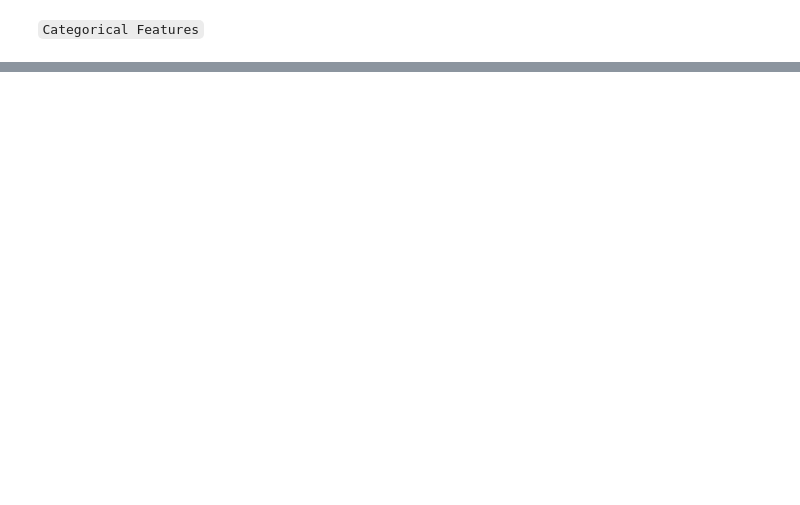
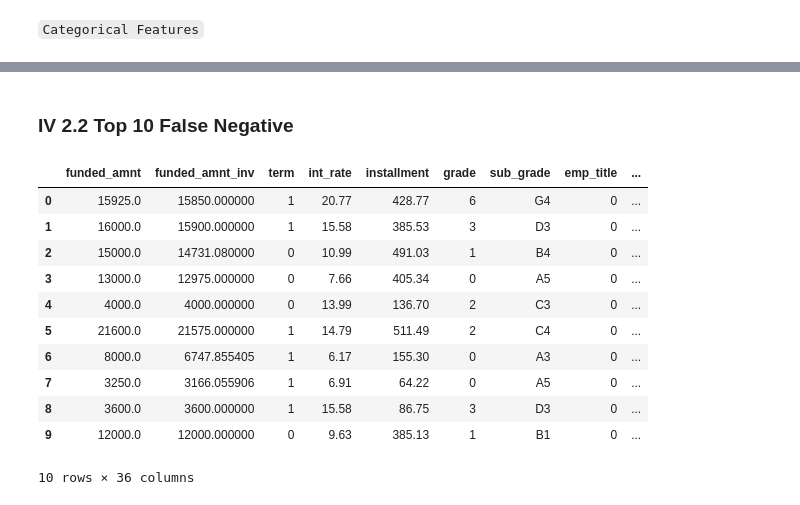
Before and after one commit to namtran6701/Default-Prediction, a Jupyter notebook: NamTran_notebook.ipynb, the cells around one changed output, grey strips where cells are left out. Drawn from its saved outputs; the diff is of its cells as text; code cells hidden in the pictures; blank space fills up the shorter version.

```diff
--- a/NamTran_notebook.ipynb
+++ b/NamTran_notebook.ipynb
@@ -869,0 +927,23 @@ for i, var in enumerate(categorical_features[:3]):
+# %% [markdown]
+### IV 2.2 Top 10 False Negative
+# %%
+top_10_fn = (X_test
+             .query('loan_status != pred and loan_status == 1')
+             .sort_values(by='pred_proba', ascending=True)
+             .head(10)
+             .reset_index(drop=True)
+)
+top_10_fn.head(10)
+# %% [output]
+|  | funded_amnt | funded_amnt_inv | term | int_rate | installment | grade | sub_grade | emp_title | ... |
+| 0 | 15925.0 | 15850.000000 | 1 | 20.77 | 428.77 | 6 | G4 | 0 | ... |
+| 1 | 16000.0 | 15900.000000 | 1 | 15.58 | 385.53 | 3 | D3 | 0 | ... |
+| 2 | 15000.0 | 14731.080000 | 0 | 10.99 | 491.03 | 1 | B4 | 0 | ... |
+| 3 | 13000.0 | 12975.000000 | 0 | 7.66 | 405.34 | 0 | A5 | 0 | ... |
+| 4 | 4000.0 | 4000.000000 | 0 | 13.99 | 136.70 | 2 | C3 | 0 | ... |
+| 5 | 21600.0 | 21575.000000 | 1 | 14.79 | 511.49 | 2 | C4 | 0 | ... |
+| 6 | 8000.0 | 6747.855405 | 1 | 6.17 | 155.30 | 0 | A3 | 0 | ... |
+| 7 | 3250.0 | 3166.055906 | 1 | 6.91 | 64.22 | 0 | A5 | 0 | ... |
+| 8 | 3600.0 | 3600.000000 | 1 | 15.58 | 86.75 | 3 | D3 | 0 | ... |
+| 9 | 12000.0 | 12000.000000 | 0 | 9.63 | 385.13 | 1 | B1 | 0 | ... |
+10 rows × 36 columns
```
Also changed, not shown: parts of 21 cells of this notebook, 2 other files.
